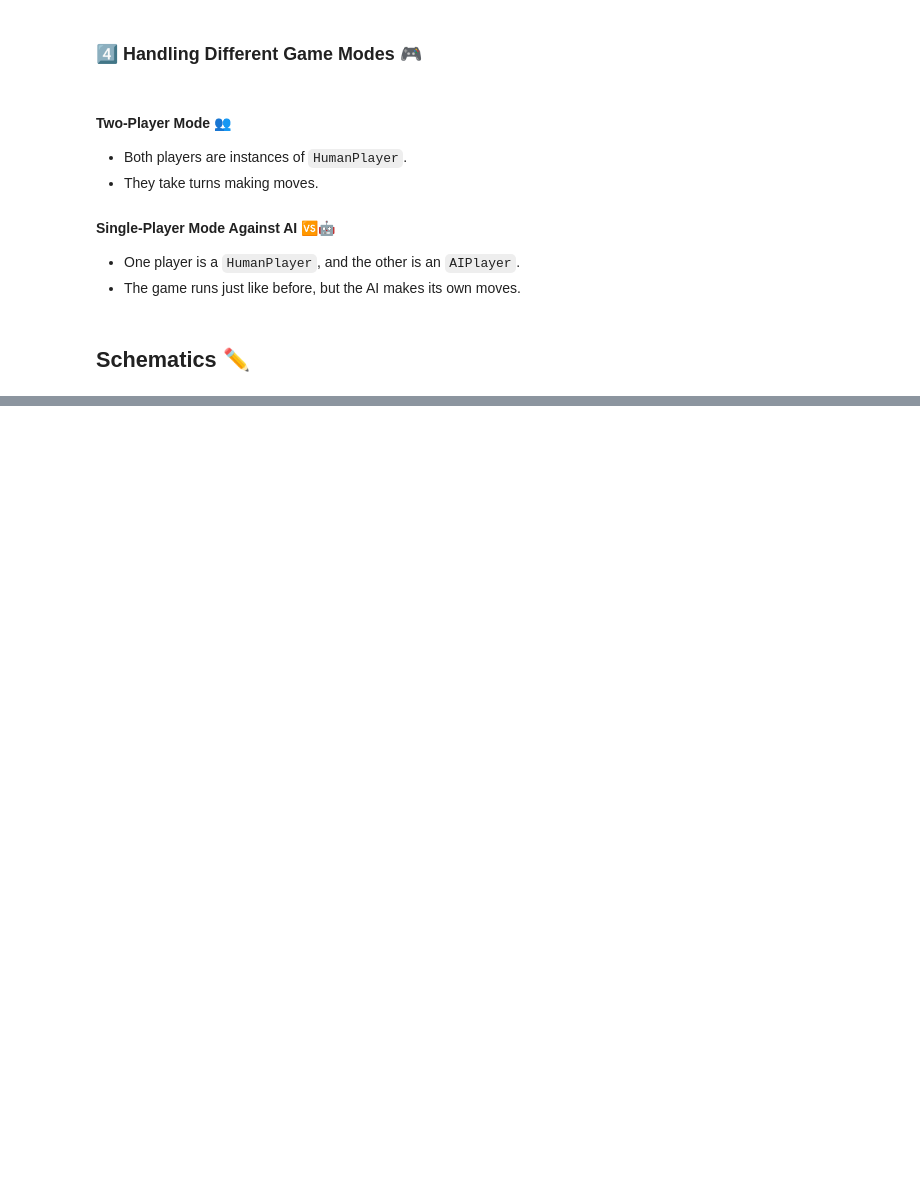
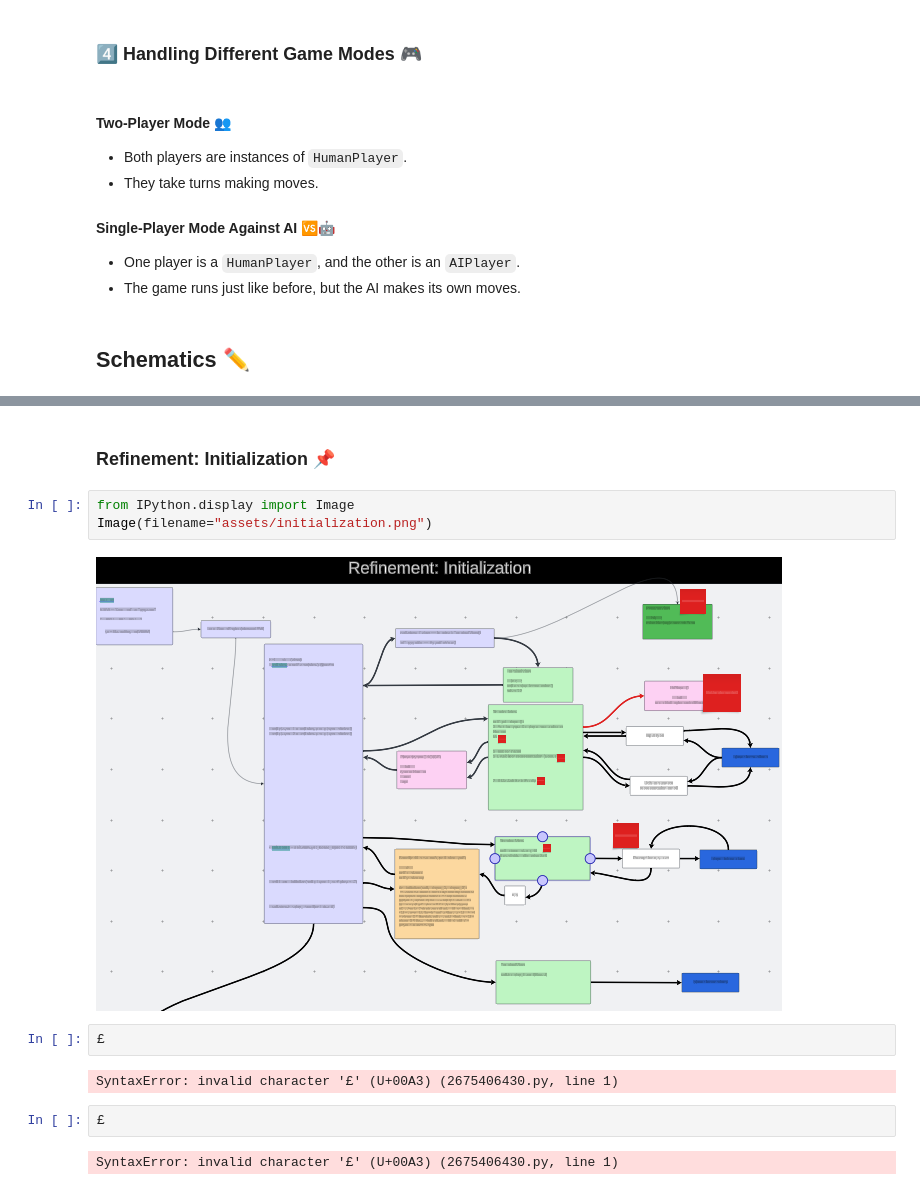
Before and after one commit to ManuLabricole/CdnOthello, a Jupyter notebook: othello_tutorial.ipynb, the cells around one changed output, grey strips where cells are left out. Saved outputs shown, nothing was run; the diff lists cells and outputs as text; blank space fills up the shorter version.

```diff
--- a/othello_tutorial.ipynb
+++ b/othello_tutorial.ipynb
@@ -216,0 +236,15 @@ By keeping our game logic separate from the UI, we can:
+# %% [markdown]
+### Refinement: Initialization 📌
+# %%
+from IPython.display import Image
+Image(filename="assets/initialization.png")
+# %% [output]
+[figure, added]
+# %%
+£
+# %% [output]
+SyntaxError: invalid character '£' (U+00A3) (2675406430.py, line 1)
+# %%
+£
+# %% [output]
+SyntaxError: invalid character '£' (U+00A3) (2675406430.py, line 1)
```
Also changed, not shown: parts of 6 cells of this notebook.
